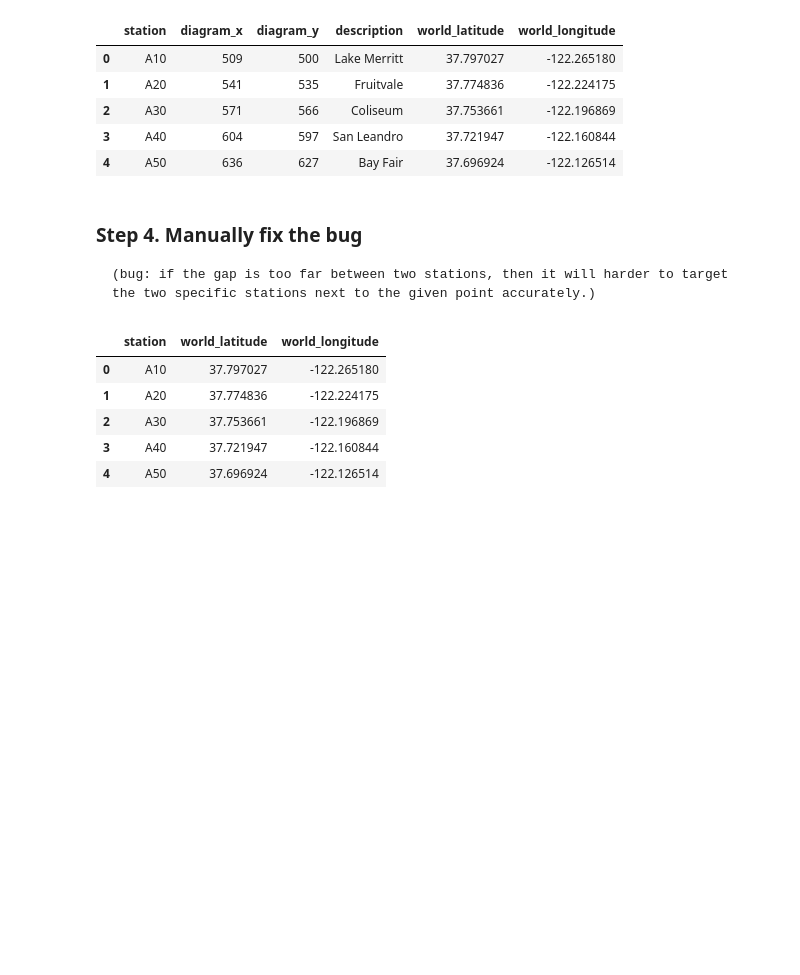
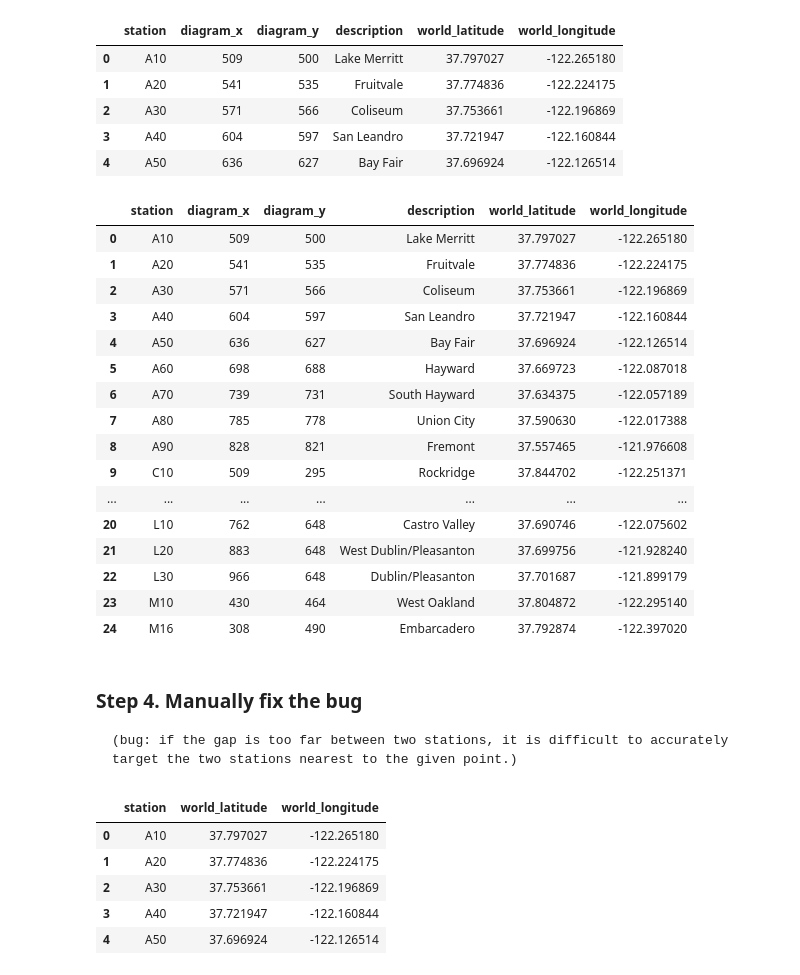
Before and after one commit to turpag/Bart_MGS, a Jupyter notebook: Data/Bart_proj_algo_export_data.ipynb, the cells around one changed output. Cells and saved outputs as stored; diff of their text form; code cells hidden in the pictures; blank space fills up the shorter version.

```diff
--- a/Data/Bart_proj_algo_export_data.ipynb
+++ b/Data/Bart_proj_algo_export_data.ipynb
@@ -258,9 +259,29 @@ diagram_world_df.head()
 | 2 | A30 | 571 | 566 | Coliseum | 37.753661 | -122.196869 |
 | 3 | A40 | 604 | 597 | San Leandro | 37.721947 | -122.160844 |
 | 4 | A50 | 636 | 627 | Bay Fair | 37.696924 | -122.126514 |
+# %%
+diagram_world_df.head(25)
+# %% [output]
+|  | station | diagram_x | diagram_y | description | world_latitude | world_longitude |
+| 0 | A10 | 509 | 500 | Lake Merritt | 37.797027 | -122.265180 |
+| 1 | A20 | 541 | 535 | Fruitvale | 37.774836 | -122.224175 |
+| 2 | A30 | 571 | 566 | Coliseum | 37.753661 | -122.196869 |
+| 3 | A40 | 604 | 597 | San Leandro | 37.721947 | -122.160844 |
+| 4 | A50 | 636 | 627 | Bay Fair | 37.696924 | -122.126514 |
+| 5 | A60 | 698 | 688 | Hayward | 37.669723 | -122.087018 |
+| 6 | A70 | 739 | 731 | South Hayward | 37.634375 | -122.057189 |
+| 7 | A80 | 785 | 778 | Union City | 37.590630 | -122.017388 |
+| 8 | A90 | 828 | 821 | Fremont | 37.557465 | -121.976608 |
+| 9 | C10 | 509 | 295 | Rockridge | 37.844702 | -122.251371 |
+| ... | ... | ... | ... | ... | ... | ... |
+| 20 | L10 | 762 | 648 | Castro Valley | 37.690746 | -122.075602 |
+| 21 | L20 | 883 | 648 | West Dublin/Pleasanton | 37.699756 | -121.928240 |
+| 22 | L30 | 966 | 648 | Dublin/Pleasanton | 37.701687 | -121.899179 |
+| 23 | M10 | 430 | 464 | West Oakland | 37.804872 | -122.295140 |
+| 24 | M16 | 308 | 490 | Embarcadero | 37.792874 | -122.397020 |
 # %% [markdown]
 ### <b>Step 4. Manually fix the bug </b>
-    (bug: if the gap is too far between two stations, then it will harder to target the two specific stations next to the given point accurately.)
+    (bug: if the gap is too far between two stations, it is difficult to accurately target the two stations nearest to the given point.)
 # %%
 # extract the real world coordinate table
 world_df_temp = diagram_world_df[['station', 'world_latitude', 'world_longitude']]
```
Also changed, not shown: parts of 19 cells of this notebook, 2 other files.
